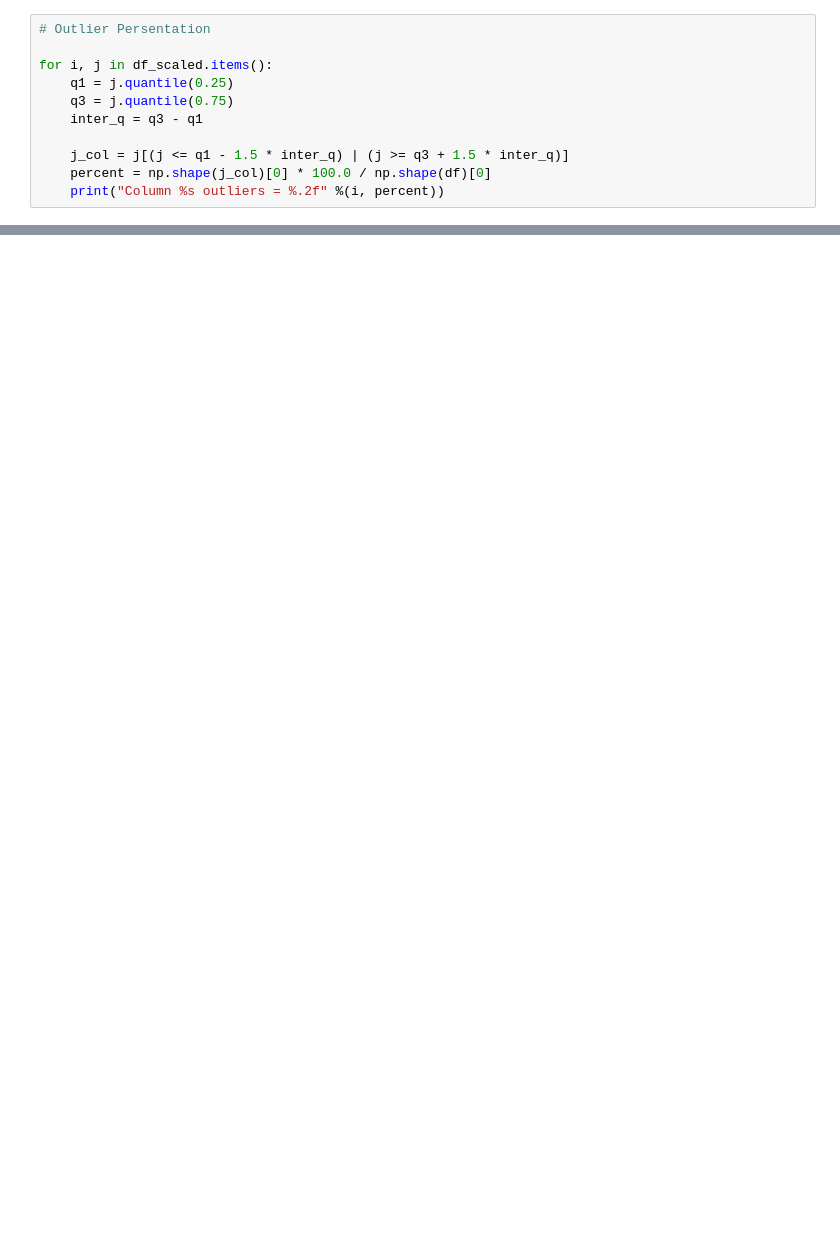
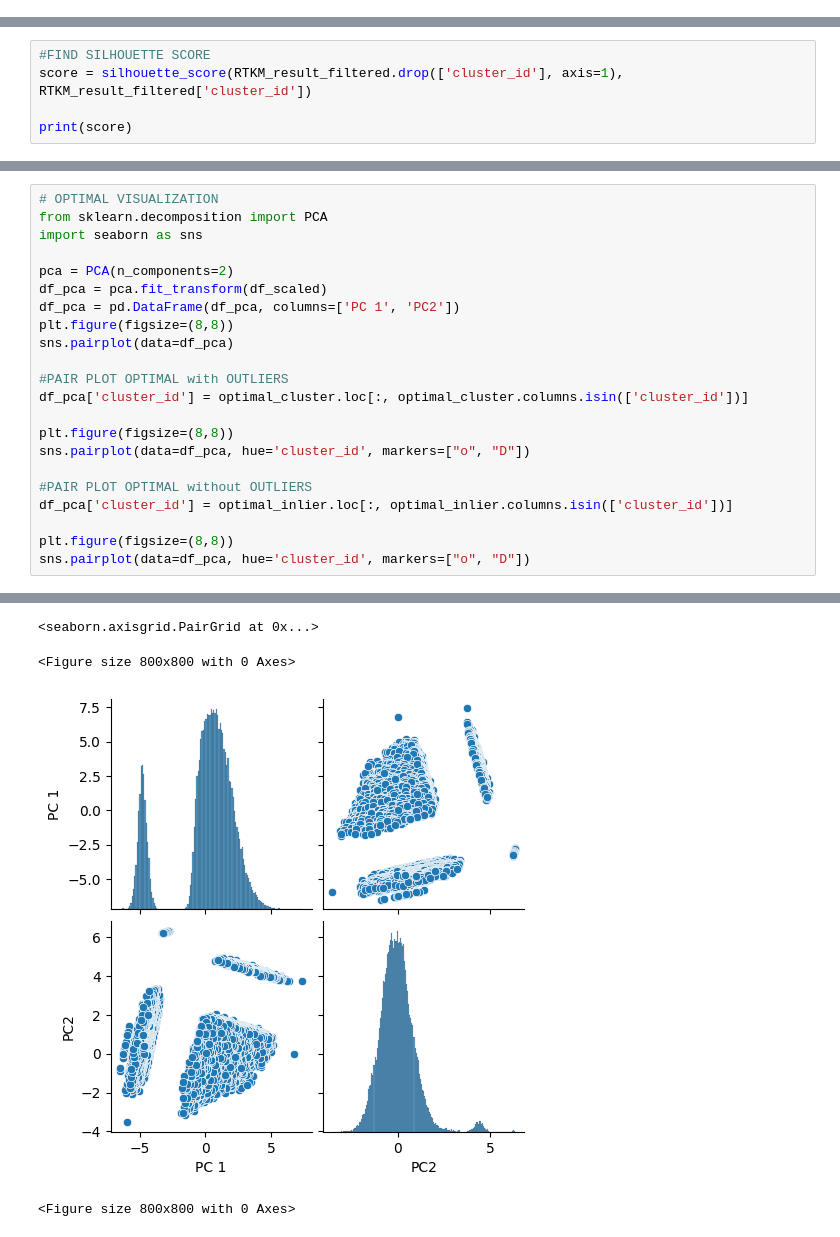
Before and after one commit to jptriciaestella/Skripsi-Kmeans-LTS, a Jupyter notebook: DATASET1/trimmed.ipynb, the cells around one changed output, grey strips where cells are left out. Cells and saved outputs as stored; diff of their text form; blank space fills up the shorter version.

```diff
--- a/DATASET1/trimmed.ipynb
+++ b/DATASET1/trimmed.ipynb
@@ -166,11 +29,0 @@ plt.show()
-# %%
-# Outlier Persentation
-
-for i, j in df_scaled.items():
-    q1 = j.quantile(0.25)
-    q3 = j.quantile(0.75)
-    inter_q = q3 - q1
-
-    j_col = j[(j <= q1 - 1.5 * inter_q) | (j >= q3 + 1.5 * inter_q)]
-    percent = np.shape(j_col)[0] * 100.0 / np.shape(df)[0]
-    print("Column %s outliers = %.2f" %(i, percent))
@@ -349,0 +109,5 @@ Text(0.5, 1.0, 'Robust Trimmed k Means')
+# %%
+#FIND SILHOUETTE SCORE
+score = silhouette_score(RTKM_result_filtered.drop(['cluster_id'], axis=1), RTKM_result_filtered['cluster_id'])
+
+print(score)
@@ -349,0 +188,23 @@ Text(0.5, 1.0, 'Robust Trimmed k Means')
+# %%
+# OPTIMAL VISUALIZATION
+from sklearn.decomposition import PCA
+import seaborn as sns
+
+pca = PCA(n_components=2)
+df_pca = pca.fit_transform(df_scaled)
+df_pca = pd.DataFrame(df_pca, columns=['PC 1', 'PC2'])
+plt.figure(figsize=(8,8))
+sns.pairplot(data=df_pca)
+
+#PAIR PLOT OPTIMAL with OUTLIERS
+df_pca['cluster_id'] = optimal_cluster.loc[:, optimal_cluster.columns.isin(['cluster_id'])]
+
+plt.figure(figsize=(8,8))
+sns.pairplot(data=df_pca, hue='cluster_id', markers=["o", "D"])
+
+#PAIR PLOT OPTIMAL without OUTLIERS
+df_pca['cluster_id'] = optimal_inlier.loc[:, optimal_inlier.columns.isin(['cluster_id'])]
+
+plt.figure(figsize=(8,8))
+sns.pairplot(data=df_pca, hue='cluster_id', markers=["o", "D"])
+# %% [output]
@@ -349,0 +215,4 @@ Text(0.5, 1.0, 'Robust Trimmed k Means')
+<seaborn.axisgrid.PairGrid at 0x...>
+<Figure size 800x800 with 0 Axes>
+[figure, added]
+<Figure size 800x800 with 0 Axes>
```
Also changed, not shown: parts of 32 cells of this notebook, 21 other files.
